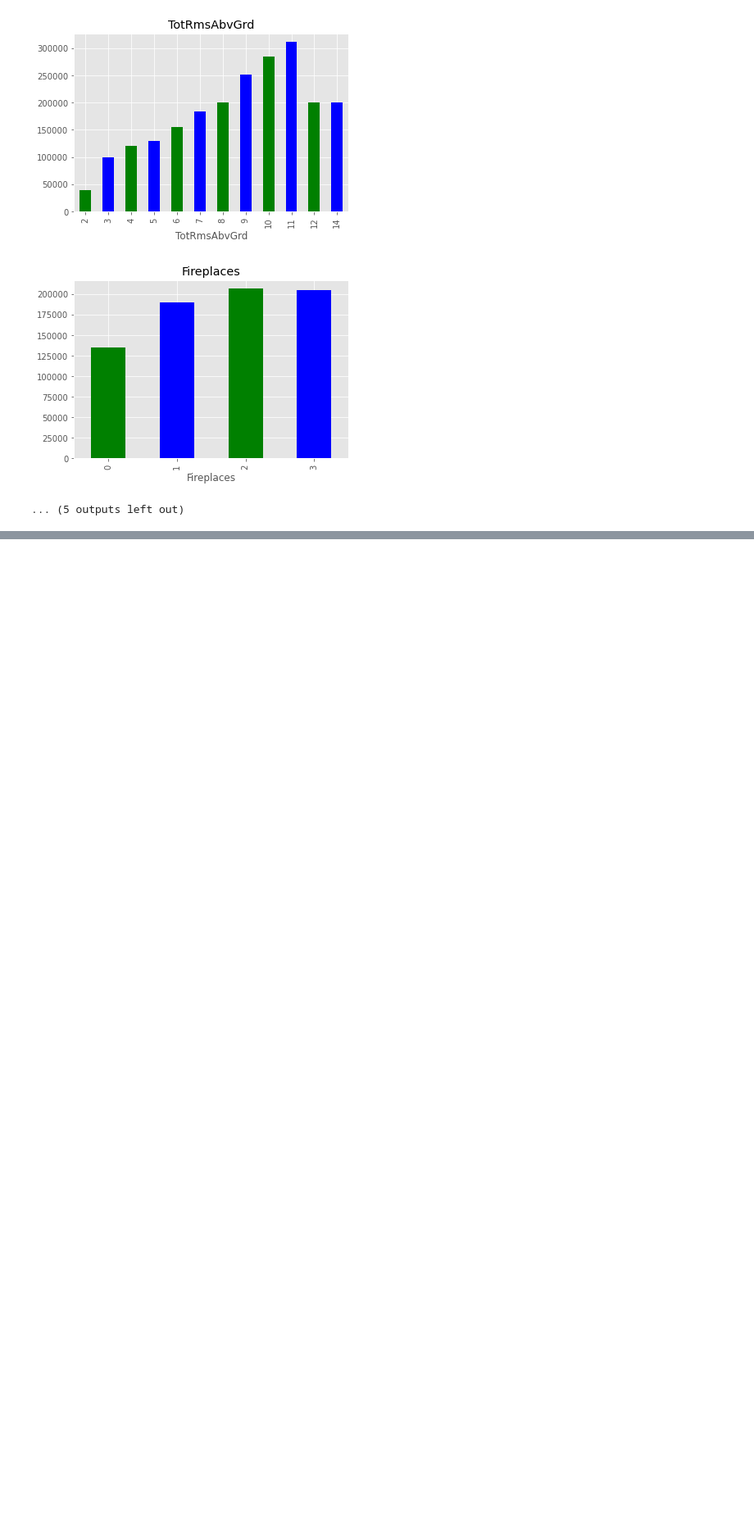
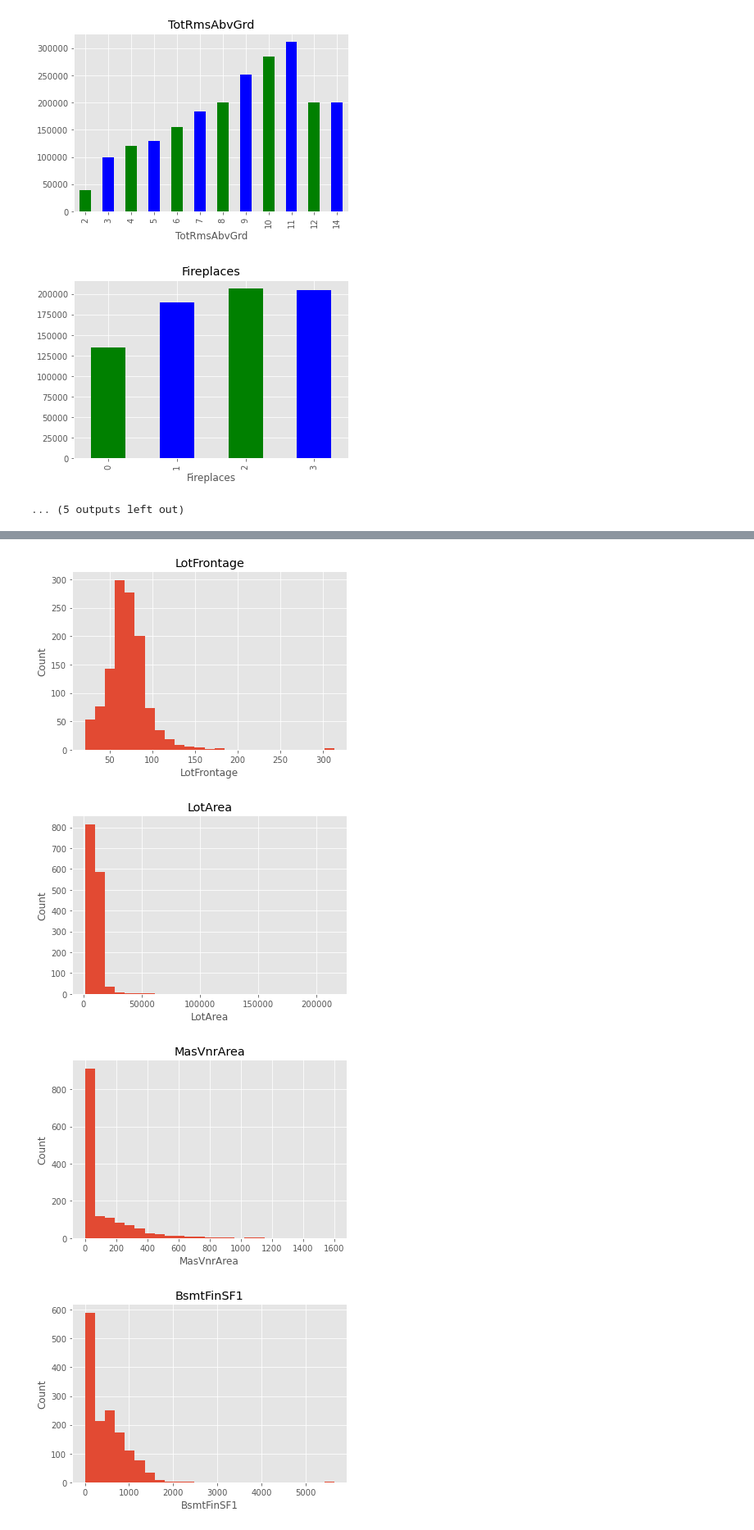
Before and after one commit to Si-D/House-Prices-EDA, a Jupyter notebook: EDA.ipynb, the cells around one changed output, grey strips where cells are left out. Shown at 82% size. Drawn from its saved outputs; the diff is of its cells as text; code cells hidden in the pictures; blank space fills up the shorter version.

```diff
--- a/EDA.ipynb
+++ b/EDA.ipynb
@@ -221,3 +221,7 @@ for feature in disc_features:
 [figure]
 [figure]
 ... (5 outputs left out)
+# %%
+cont_features = [feature for feature in num_features if feature not in disc_features + yr_feature + ['Id']]
+print('No.of continuous features', format(len(cont_features)))
+print(cont_features)
@@ -223,0 +231,15 @@ for feature in disc_features:
+# %%
+#We use histograms to look at the continous features
+for feature in cont_features:
+    data = df.copy()
+
+    data[feature].hist(bins=25)
+    plt.title(feature)
+    plt.xlabel(feature)
+    plt.ylabel('Count')
+    plt.show()
+# %% [output]
+[figure, added]
+[figure, added]
+[figure, added]
+[figure, added]
```
Also changed, not shown: parts of 2 cells of this notebook.
